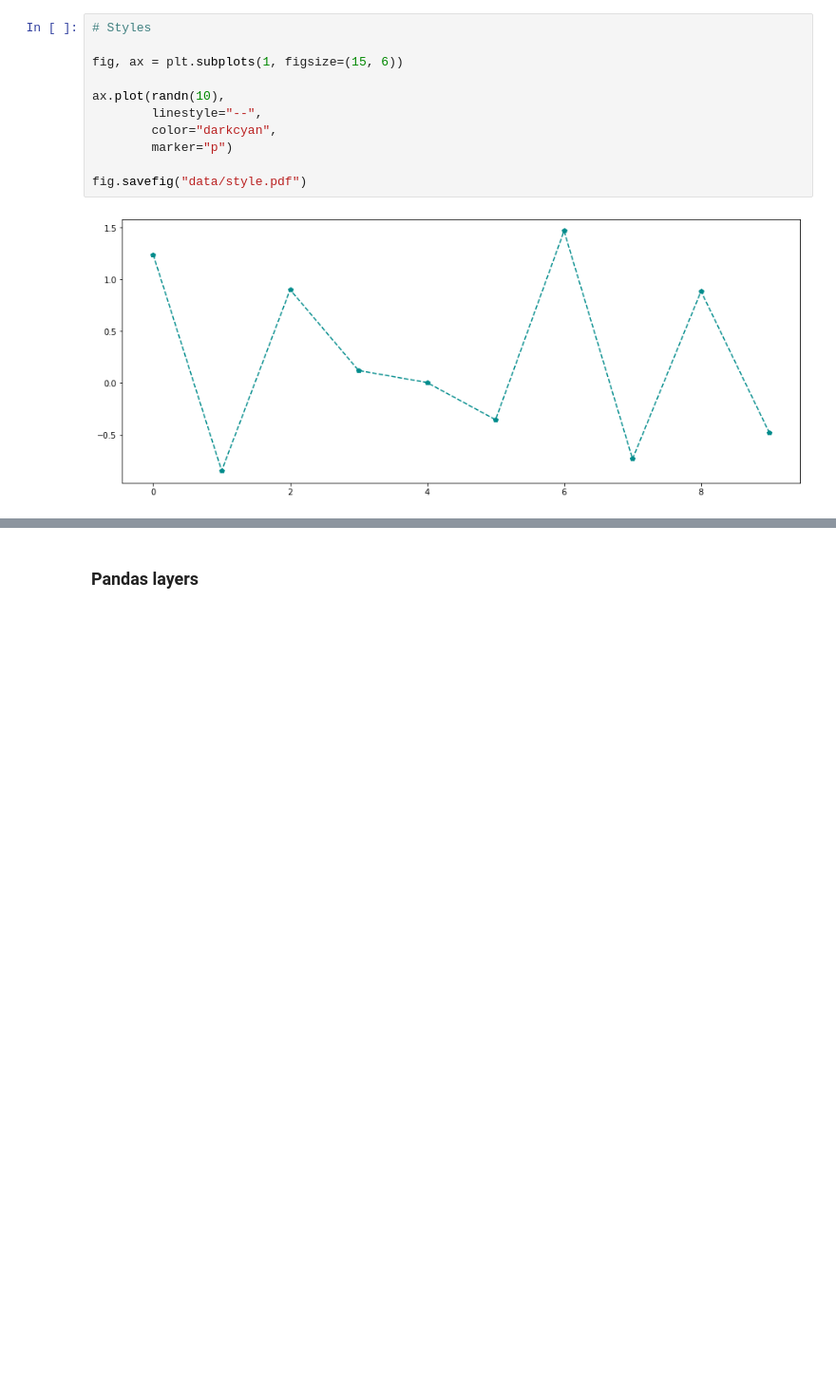
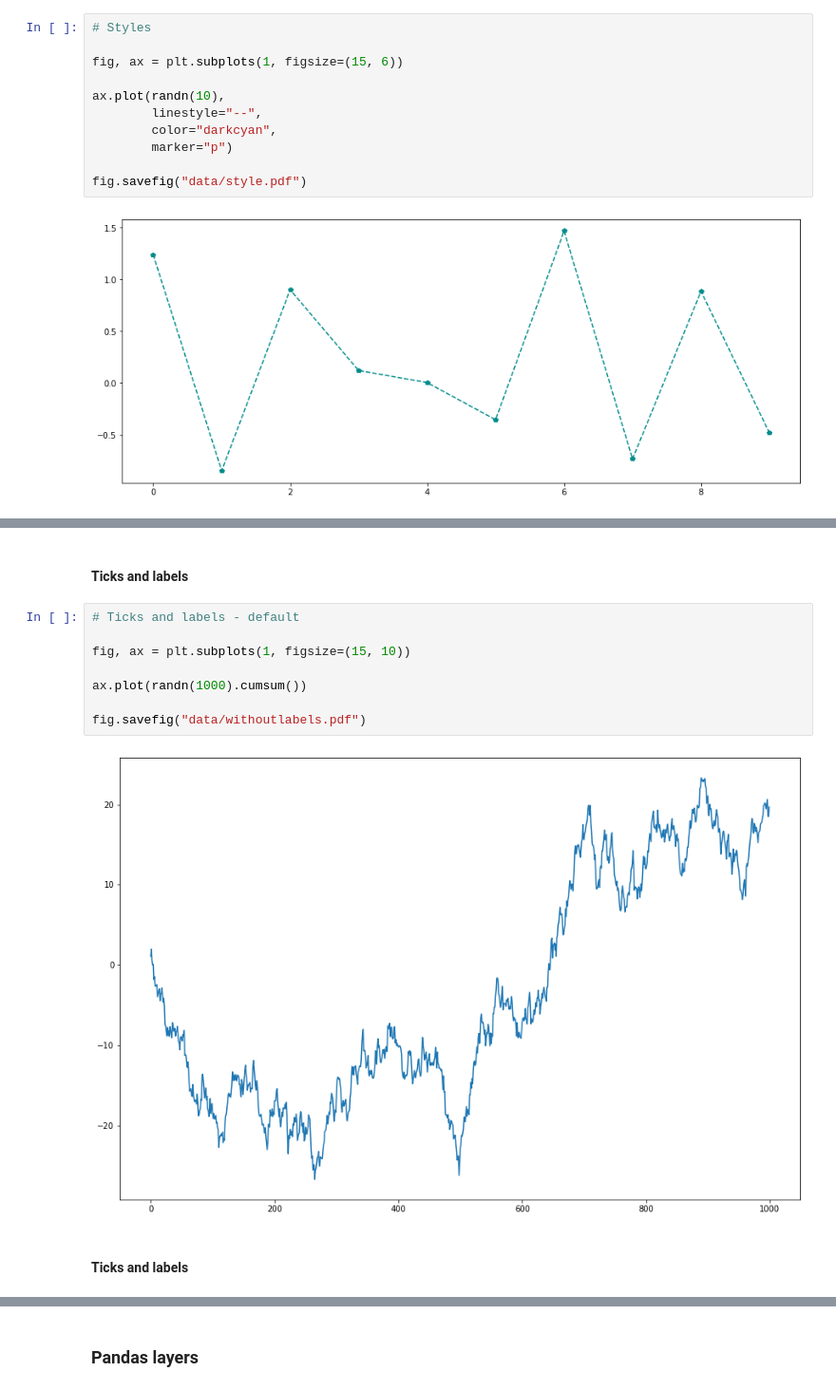
Before and after one commit to caiquemiranda/python-econometrics, a Jupyter notebook: 04-Visual-illustrations.ipynb, the cells around one changed output, grey strips where cells are left out. Shown: that part at 95% size. Saved outputs shown, nothing was run; the diff lists cells and outputs as text; blank space fills up the shorter version.

```diff
--- a/04-Visual-illustrations.ipynb
+++ b/04-Visual-illustrations.ipynb
@@ -133,0 +158,14 @@ fig.savefig("data/style.pdf")
+# %% [markdown]
+#### Ticks and labels
+# %%
+# Ticks and labels - default
+
+fig, ax = plt.subplots(1, figsize=(15, 10))
+
+ax.plot(randn(1000).cumsum())
+
+fig.savefig("data/withoutlabels.pdf")
+# %% [output]
+[figure, added]
+# %% [markdown]
+#### Ticks and labels
```
Also changed, not shown: parts of 19 cells of this notebook, 7 other files.
